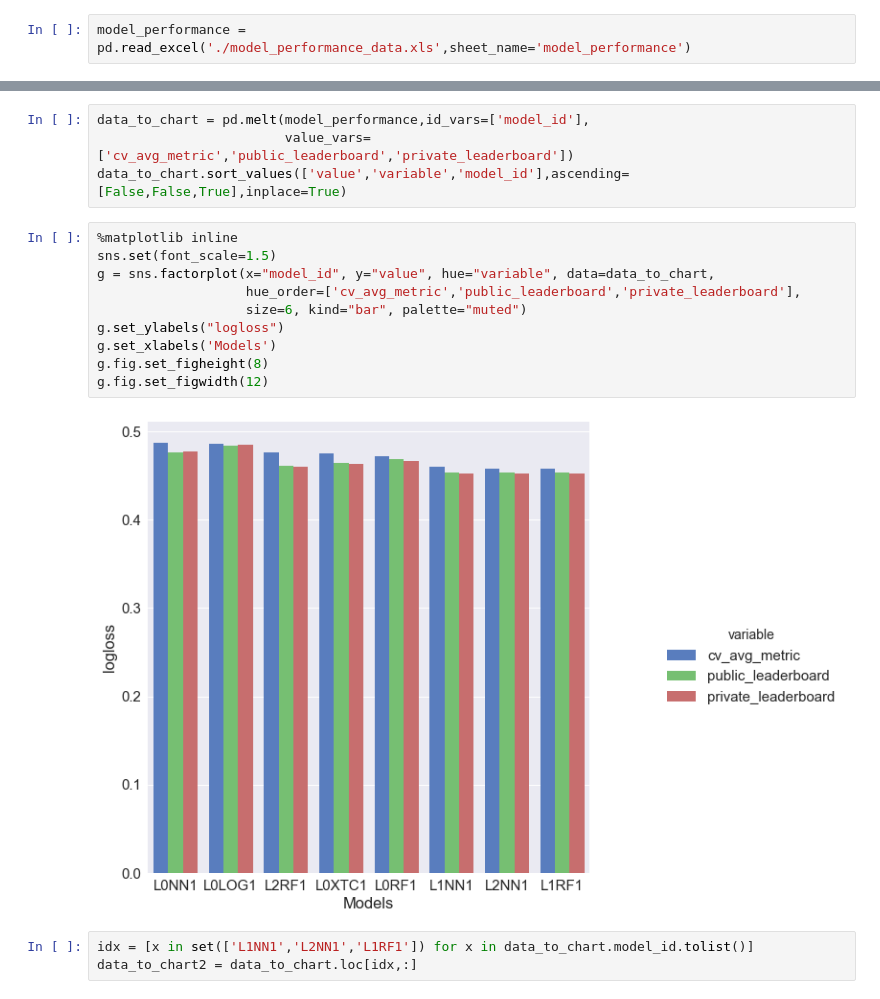
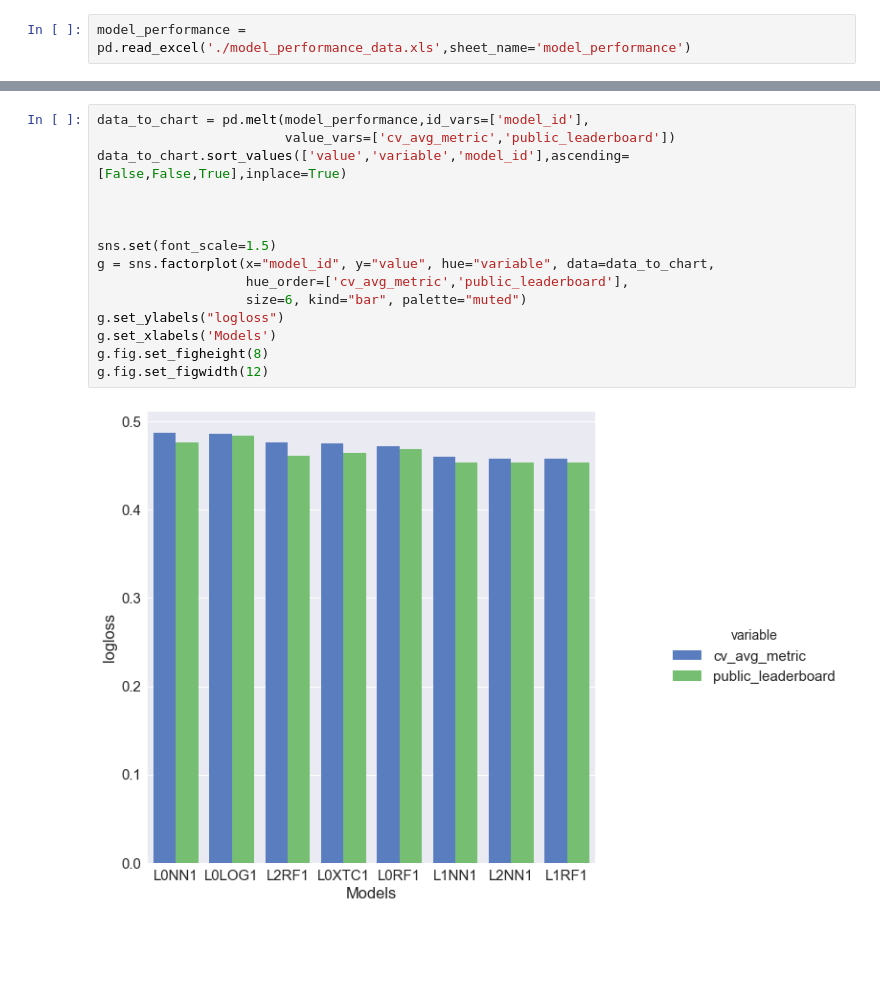
Before and after one commit to jimthompson5802/model-stacking-workbench, a Jupyter notebook: reports/demonstration_report/model_performance_report.ipynb, the cells around one changed output, grey strips where cells are left out. Saved outputs shown, nothing was run; the diff lists cells and outputs as text; blank space fills up the shorter version.

```diff
--- a/reports/demonstration_report/model_performance_report.ipynb
+++ b/reports/demonstration_report/model_performance_report.ipynb
@@ -30,19 +53,17 @@ model_performance = pd.read_excel('./model_performance_data.xls',sheet_name='mod
 # %%
 data_to_chart = pd.melt(model_performance,id_vars=['model_id'],
-                        value_vars=['cv_avg_metric','public_leaderboard','private_leaderboard'])
+                        value_vars=['cv_avg_metric','public_leaderboard'])
 data_to_chart.sort_values(['value','variable','model_id'],ascending=[False,False,True],inplace=True)
+
+
+
+sns.set(font_scale=1.5)
+g = sns.factorplot(x="model_id", y="value", hue="variable", data=data_to_chart,
+                   hue_order=['cv_avg_metric','public_leaderboard'],
+                   size=6, kind="bar", palette="muted")
+g.set_ylabels("logloss")
+g.set_xlabels('Models')
+g.fig.set_figheight(8)
+g.fig.set_figwidth(12)
+# %% [output]
+[figure, added]
-# %%
-%matplotlib inline
-sns.set(font_scale=1.5)
-g = sns.factorplot(x="model_id", y="value", hue="variable", data=data_to_chart,
-                   hue_order=['cv_avg_metric','public_leaderboard','private_leaderboard'],
-                   size=6, kind="bar", palette="muted")
-g.set_ylabels("logloss")
-g.set_xlabels('Models')
-g.fig.set_figheight(8)
-g.fig.set_figwidth(12)
-# %% [output]
-[figure, removed]
-# %%
-idx = [x in set(['L1NN1','L2NN1','L1RF1']) for x in data_to_chart.model_id.tolist()]
-data_to_chart2 = data_to_chart.loc[idx,:]
```
Also changed, not shown: parts of 10 cells of this notebook, 1 other file.
